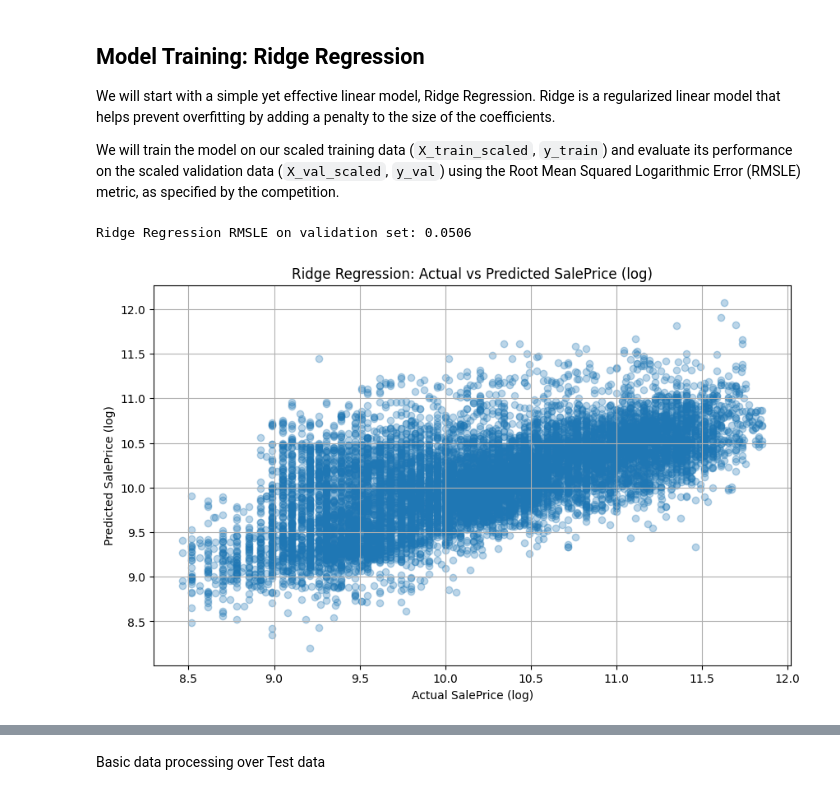
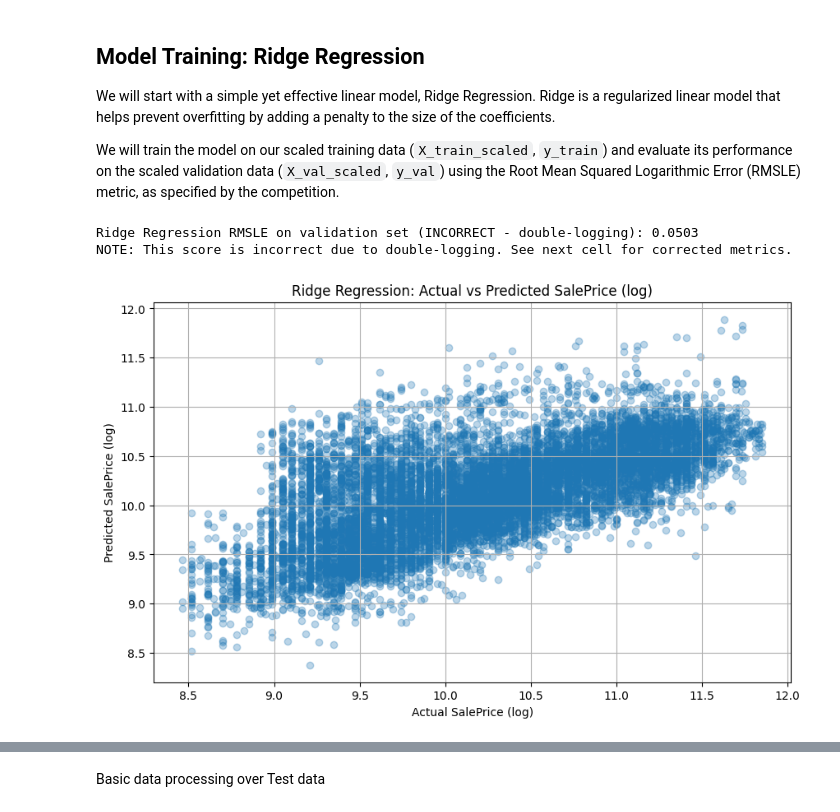
Before and after one commit to kunal768/CMPE255-Predicting-Bulldozer-Auction-Prices, a Jupyter notebook: ridge_regression_baseline_modeling_testing.ipynb, the cells around one changed output, grey strips where cells are left out. Cells and saved outputs as stored; diff of their text form; code cells hidden in the pictures.

Commit message:
fixed double logging result on ridge regression test

```diff
--- a/ridge_regression_baseline_modeling_testing.ipynb
+++ b/ridge_regression_baseline_modeling_testing.ipynb
@@ -955,9 +981,15 @@ TARGET_NAME = 'SalePrice_log'
 # 'PricePerAge' was built using SalePrice, so it's a "leaky" feature and must be dropped.
 leaky_cols = ['PricePerAge']
 
+# ID columns should NOT be used as features (they are identifiers, not predictive features)
+# SalesID: unique per sale, no predictive value
+# MachineID: high cardinality identifier, can cause overfitting
+# ModelID: identifier, not a feature
+id_cols = ['SalesID', 'MachineID', 'ModelID']
+
 # Create X_train, y_train from 'df_processed'
 y_train = df_processed[TARGET_NAME]
-cols_to_drop_train = [TARGET_NAME, 'SalePrice', 'saledate'] + leaky_cols
+cols_to_drop_train = [TARGET_NAME, 'SalePrice', 'saledate'] + leaky_cols + id_cols
 X_train = df_processed.drop(columns=cols_to_drop_train, errors='ignore')
 
 # Create X_val, y_val from 'df_val'
@@ -1034,34 +1066,43 @@ We will start with a simple yet effective linear model, Ridge Regression. Ridge
 We will train the model on our scaled training data (`X_train_scaled`, `y_train`) and evaluate its performance on the scaled validation data (`X_val_scaled`, `y_val`) using the Root Mean Squared Logarithmic Error (RMSLE) metric, as specified by the competition.
 # %%
 from sklearn.linear_model import Ridge
-from sklearn.metrics import mean_squared_log_error
+from sklearn.metrics import mean_squared_log_error, mean_squared_error, mean_absolute_error, r2_score
+import numpy as np
 
-# Define the RMSLE evaluation function
-def rmsle(y_true, y_pred):
+# NOTE: The RMSLE calculation below is INCORRECT due to double-logging bug.
+# y_val and y_pred_log are already log-transformed, but mean_squared_log_error
+# expects original-scale values and applies log internally.
+# This will be corrected in the next cell.
+
+# Define the INCORRECT RMSLE evaluation function (for reference)
+def rmsle_incorrect(y_true, y_pred):
     return np.sqrt(mean_squared_log_error(y_true, y_pred))
 
 # Initialize and train the Ridge model
 ridge_model = Ridge(alpha=1.0) # You can experiment with the alpha parameter
 ridge_model.fit(X_train_scaled, y_train)
 
 # Make predictions on the validation set
 y_pred_log = ridge_model.predict(X_val_scaled)
 
-# Evaluate the model using RMSLE
-# Ensure predictions are non-negative before exponentiating
-y_pred_log[y_pred_log < 0] = 0
-rmsle_score = rmsle(y_val, y_pred_log)
+# Ensure predictions are non-negative
+y_pred_log = np.maximum(y_pred_log, 0)
 
-print(f"Ridge Regression RMSLE on validation set: {rmsle_score:.4f}")
+# INCORRECT RMSLE calculation (double-logging bug)
+rmsle_score_incorrect = rmsle_incorrect(y_val, y_pred_log)
 
-# You can optionally visualize predictions vs actuals
+print(f"Ridge Regression RMSLE on validation set (INCORRECT - double-logging): {rmsle_score_incorrect:.4f}")
+print("NOTE: This score is incorrect due to double-logging. See next cell for corrected metrics.")
+
+# Visualize predictions vs actuals
 plt.figure(figsize=(10, 6))
 plt.scatter(y_val, y_pred_log, alpha=0.3)
 plt.xlabel("Actual SalePrice (log)")
 plt.ylabel("Predicted SalePrice (log)")
 plt.title("Ridge Regression: Actual vs Predicted SalePrice (log)")
 plt.grid(True)
 plt.show()
 # %% [output]
-Ridge Regression RMSLE on validation set: 0.0506
+Ridge Regression RMSLE on validation set (INCORRECT - double-logging): 0.0503
+NOTE: This score is incorrect due to double-logging. See next cell for corrected metrics.
-[figure, old version]
+[figure, new version]
```
Also changed, not shown: parts of 19 cells of this notebook.
